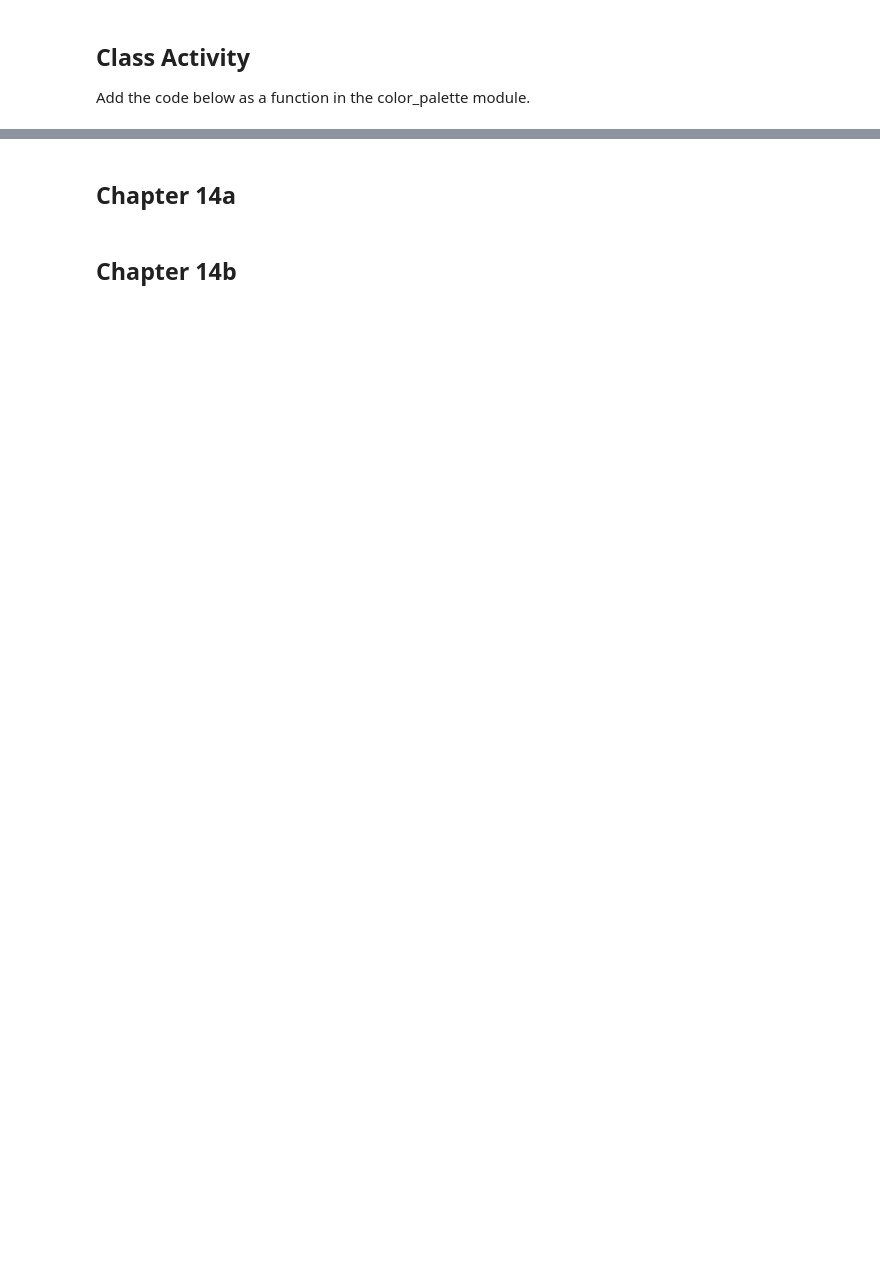
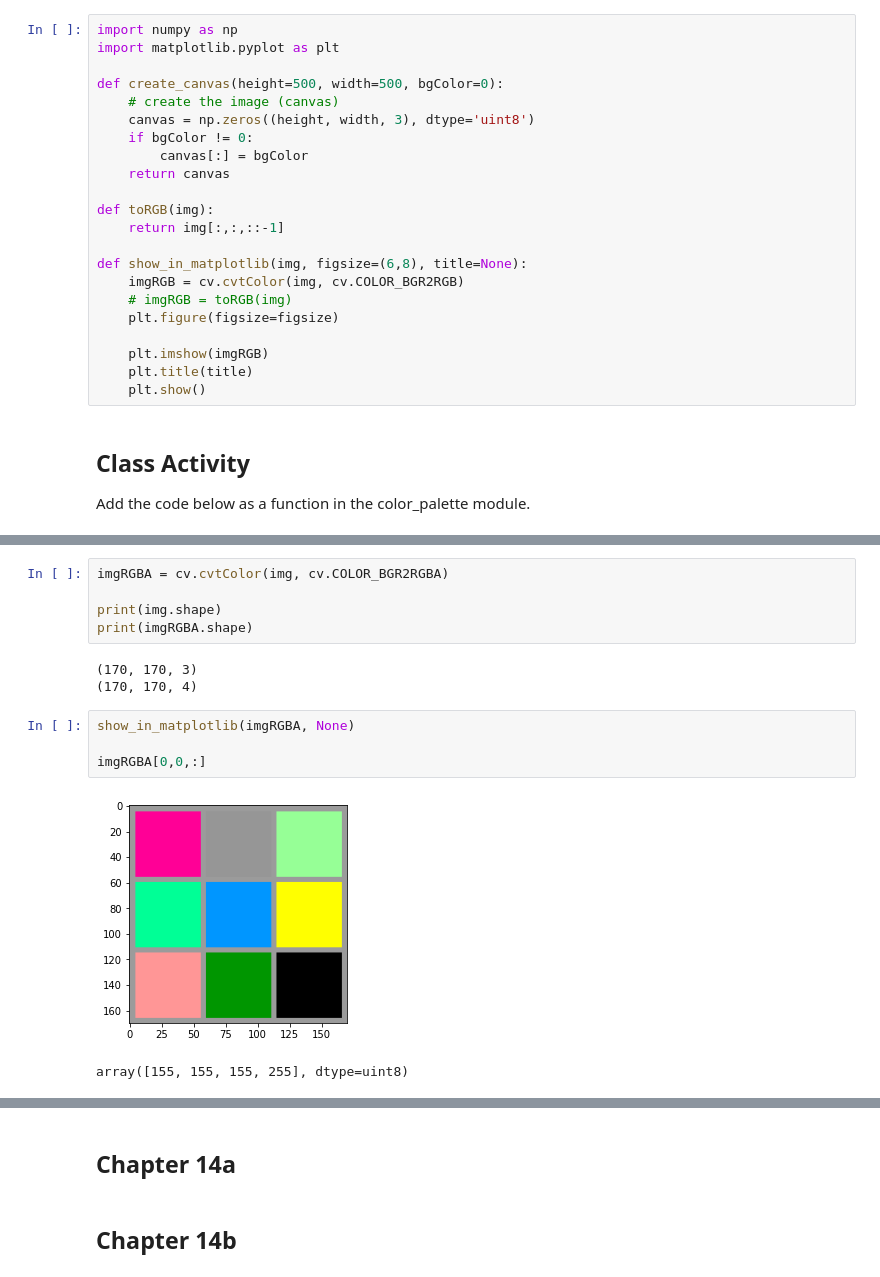
Before and after one commit to goke-ai/cv, a Jupyter notebook: advance/23.ipynb, the cells around one changed output, grey strips where cells are left out. Saved outputs shown, nothing was run; the diff lists cells and outputs as text; blank space fills up the shorter version.

```diff
--- a/advance/23.ipynb
+++ b/advance/23.ipynb
@@ -4,6 +4,28 @@
 # Image Processing Techniques III
 # %% [markdown]
 ## Chapter 13
+# %%
+import numpy as np
+import matplotlib.pyplot as plt
+
+def create_canvas(height=500, width=500, bgColor=0):
+    # create the image (canvas)
+    canvas = np.zeros((height, width, 3), dtype='uint8')
+    if bgColor != 0:
+        canvas[:] = bgColor
+    return canvas
+
+def toRGB(img):
+    return img[:,:,::-1]
+
+def show_in_matplotlib(img, figsize=(6,8), title=None):
+    imgRGB = cv.cvtColor(img, cv.COLOR_BGR2RGB)
+    # imgRGB = toRGB(img)
+    plt.figure(figsize=figsize)
+
+    plt.imshow(imgRGB)
+    plt.title(title)
+    plt.show()
 # %% [markdown]
 ## Class Activity
 
@@ -48,0 +75,15 @@ show_in_matplotlib(img, None)
+# %%
+imgRGBA = cv.cvtColor(img, cv.COLOR_BGR2RGBA)
+
+print(img.shape)
+print(imgRGBA.shape)
+# %% [output]
+(170, 170, 3)
+(170, 170, 4)
+# %%
+show_in_matplotlib(imgRGBA, None)
+
+imgRGBA[0,0,:]
+# %% [output]
+[figure, added]
+array([155, 155, 155, 255], dtype=uint8)
```
Also changed, not shown: parts of 16 cells of this notebook, 27 other files.
